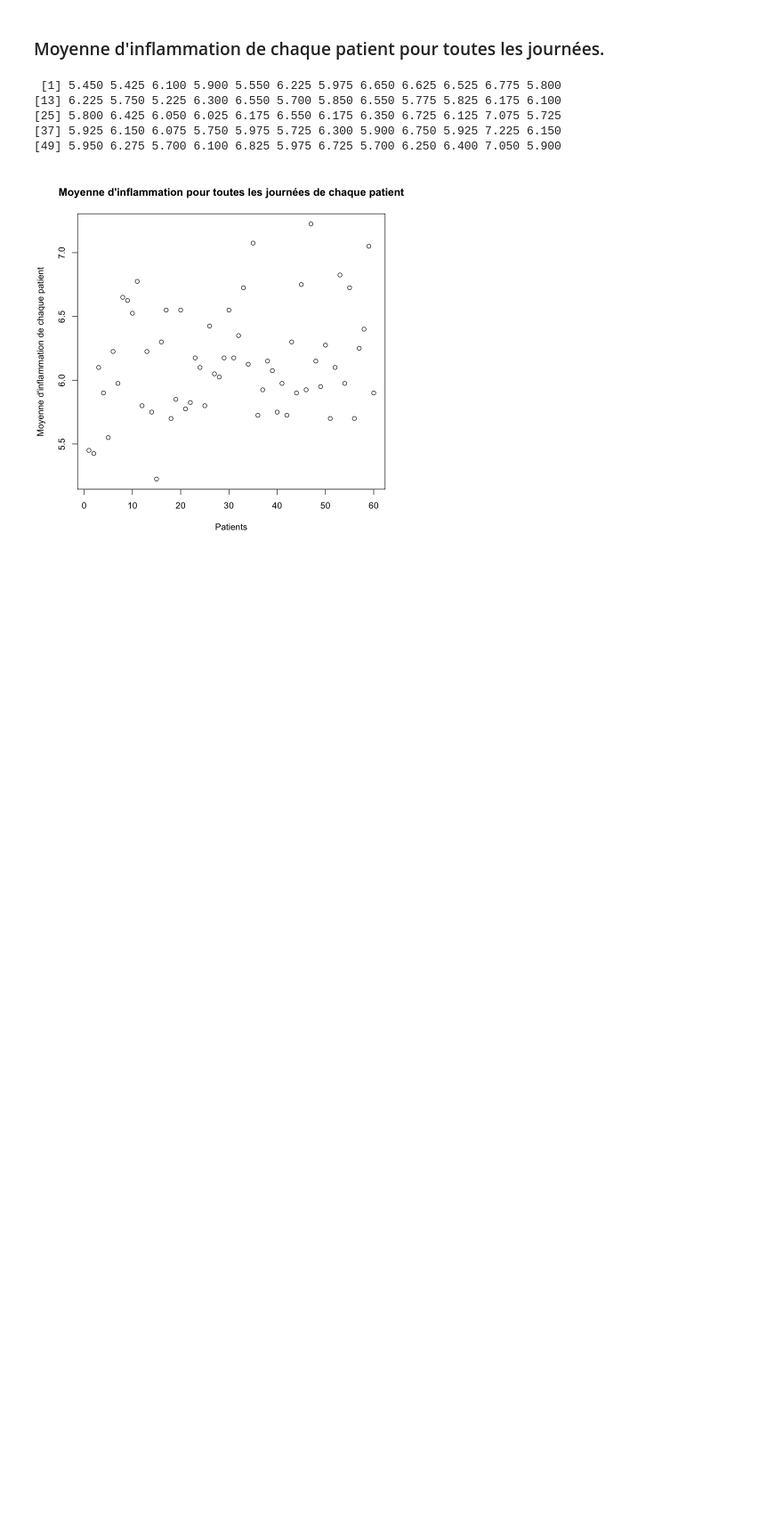
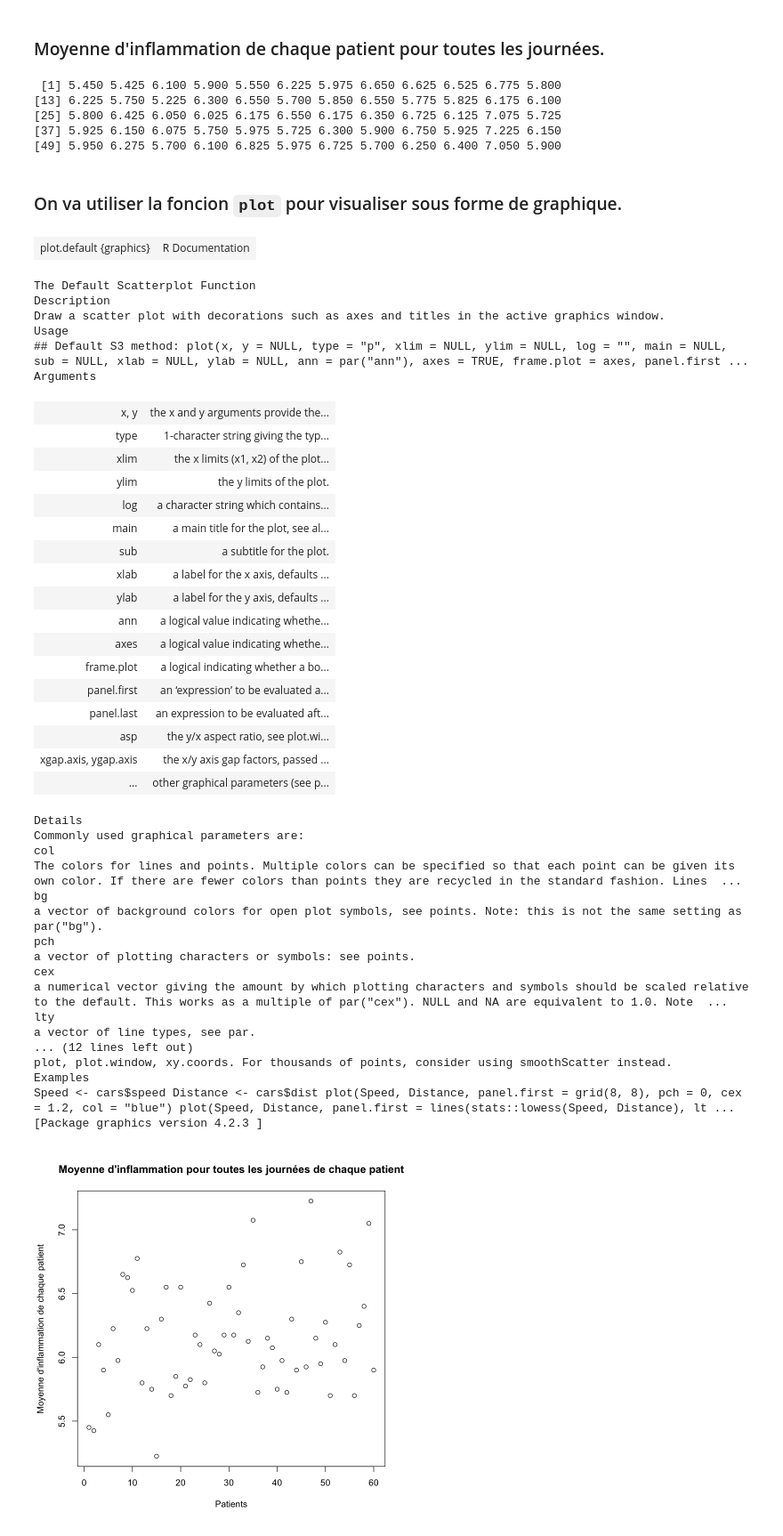
Before and after one commit to hgingras/Formation-R, a Jupyter notebook: Solutions/06-LesGraphiques.ipynb, the cells around one changed output. Shown at 89% size. Saved outputs shown, nothing was run; the diff lists cells and outputs as text; code cells hidden in the pictures; blank space fills up the shorter version.

Commit message:
Corrections Graphiques

```diff
--- a/Solutions/06-LesGraphiques.ipynb
+++ b/Solutions/06-LesGraphiques.ipynb
@@ -75,6 +37,52 @@ print(moyenne_patient)
 [25] 5.800 6.425 6.050 6.025 6.175 6.550 6.175 6.350 6.725 6.125 7.075 5.725
 [37] 5.925 6.150 6.075 5.750 5.975 5.725 6.300 5.900 6.750 5.925 7.225 6.150
 [49] 5.950 6.275 5.700 6.100 6.825 5.975 6.725 5.700 6.250 6.400 7.050 5.900
+# %% [markdown]
+### On va utiliser la foncion `plot` pour visualiser sous forme de graphique.
+# %%
+help(plot) # Graphique nuage de points.
+# %% [output]
+| plot.default {graphics} | R Documentation |
+The Default Scatterplot Function
+Description
+Draw a scatter plot with decorations such as axes and titles in the active graphics window.
+Usage
+## Default S3 method: plot(x, y = NULL, type = "p", xlim = NULL, ylim = NULL, log = "", main = NULL, sub = NULL, xlab = NULL, ylab = NULL, ann = par("ann"), axes = TRUE, frame.plot = axes, panel.first ...
+Arguments
+| x, y | the x and y arguments provide the... |
+| type | 1-character string giving the typ... |
+| xlim | the x limits (x1, x2) of the plot... |
+| ylim | the y limits of the plot. |
+| log | a character string which contains... |
+| main | a main title for the plot, see al... |
+| sub | a subtitle for the plot. |
+| xlab | a label for the x axis, defaults ... |
+| ylab | a label for the y axis, defaults ... |
+| ann | a logical value indicating whethe... |
+| axes | a logical value indicating whethe... |
+| frame.plot | a logical indicating whether a bo... |
+| panel.first | an ‘expression’ to be evaluated a... |
+| panel.last | an expression to be evaluated aft... |
+| asp | the y/x aspect ratio, see plot.wi... |
+| xgap.axis, ygap.axis | the x/y axis gap factors, passed ... |
+| ... | other graphical parameters (see p... |
+Details
+Commonly used graphical parameters are:
+col
+The colors for lines and points. Multiple colors can be specified so that each point can be given its own color. If there are fewer colors than points they are recycled in the standard fashion. Lines  ...
+bg
+a vector of background colors for open plot symbols, see points. Note: this is not the same setting as par("bg").
+pch
+a vector of plotting characters or symbols: see points.
+cex
+a numerical vector giving the amount by which plotting characters and symbols should be scaled relative to the default. This works as a multiple of par("cex"). NULL and NA are equivalent to 1.0. Note  ...
+lty
+a vector of line types, see par.
+... (12 lines left out)
+plot, plot.window, xy.coords. For thousands of points, consider using smoothScatter instead.
+Examples
+Speed <- cars$speed Distance <- cars$dist plot(Speed, Distance, panel.first = grid(8, 8), pch = 0, cex = 1.2, col = "blue") plot(Speed, Distance, panel.first = lines(stats::lowess(Speed, Distance), lt ...
+[Package graphics version 4.2.3 ]
 # %%
 plot(moyenne_patient, main="Moyenne d'inflammation pour toutes les journées de chaque patient", xlab="Patients", ylab="Moyenne d'inflammation de chaque patient")
 # %% [output]
```
Also changed, not shown: parts of 8 cells of this notebook.
